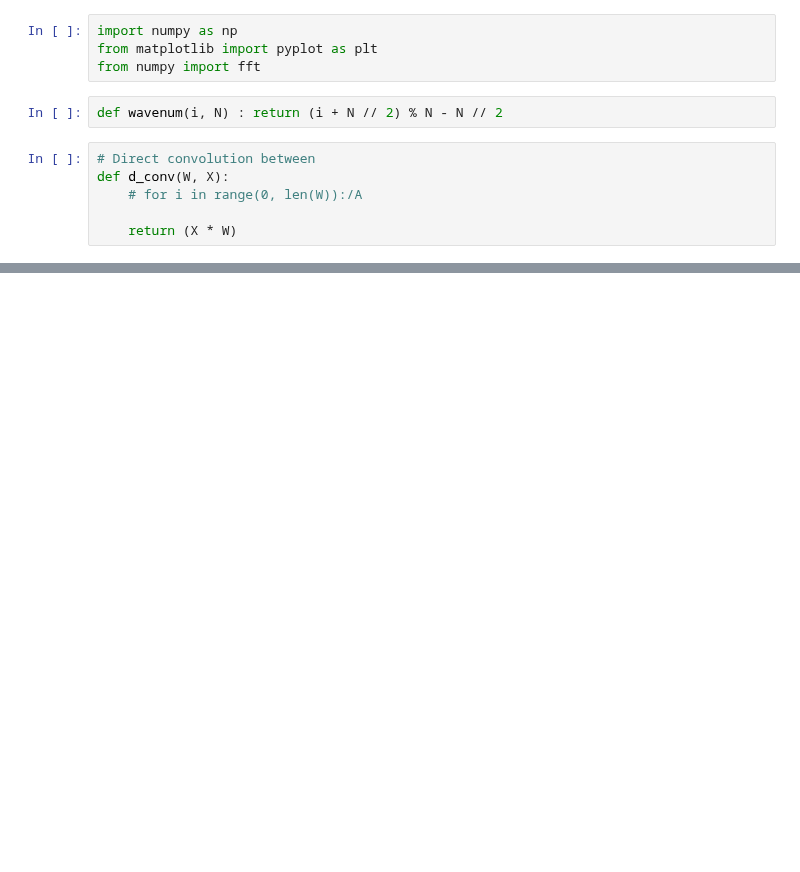
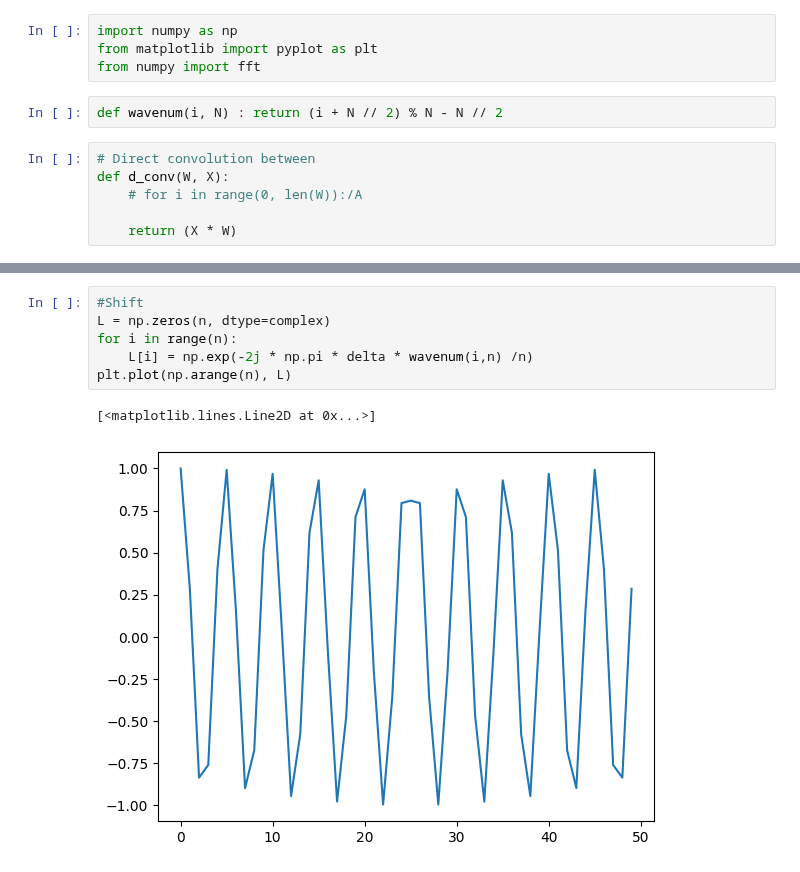
Before and after one commit to DylanReidRamelli/Bachelor-Project-2023, a Jupyter notebook: notebook/direct_convolution.ipynb, the cells around one changed output, grey strips where cells are left out. Saved outputs shown, nothing was run; the diff lists cells and outputs as text; blank space fills up the shorter version.

```diff
--- a/notebook/direct_convolution.ipynb
+++ b/notebook/direct_convolution.ipynb
@@ -45 +85,10 @@ TypeError: exp() takes from 1 to 2 positional arguments but 61 were given
+# %%
+#Shift
+L = np.zeros(n, dtype=complex)
+for i in range(n):
+    L[i] = np.exp(-2j * np.pi * delta * wavenum(i,n) /n)
+plt.plot(np.arange(n), L)
+# %% [output]
+[<matplotlib.lines.Line2D at 0x...>]
+[figure, added]
 # %%
```
Also changed, not shown: parts of 7 cells of this notebook, 2 other files.
